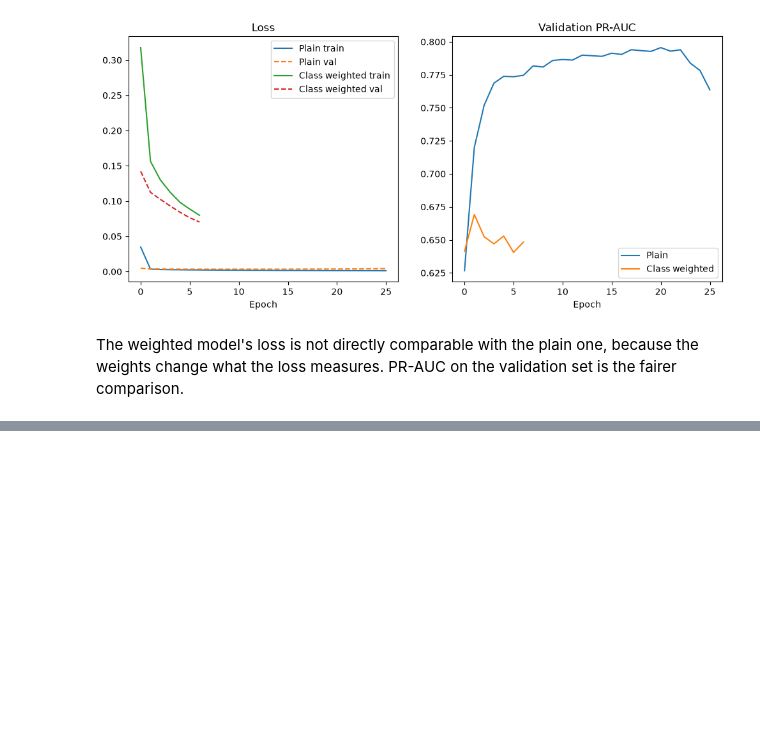
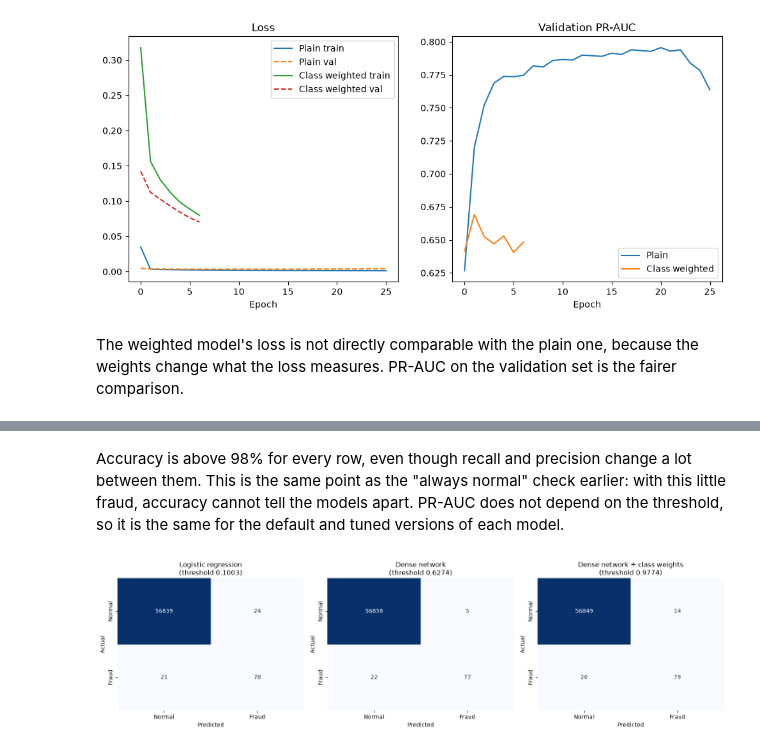
Before and after one commit to lewis-shearer/Credit_Card_Fraud_Detection, a Jupyter notebook: fraud_detection.ipynb, the cells around one changed output, grey strips where cells are left out. Drawn from its saved outputs; the diff is of its cells as text; code cells hidden in the pictures; blank space fills up the shorter version.

Commit message:
Add validation threshold tuning and precision-recall evaluation on the test set

```diff
--- a/fraud_detection.ipynb
+++ b/fraud_detection.ipynb
@@ -272,0 +308,19 @@ The weighted model's loss is not directly comparable with the plain one, because
+# %%
+def evaluate(y_true, probs, threshold):
+    preds = (probs >= threshold).astype(int)
+    return {
+        'Threshold': round(float(threshold), 4),
+        'Accuracy': accuracy_score(y_true, preds),
+        'Precision': precision_score(y_true, preds, zero_division=0),
+        'Recall': recall_score(y_true, preds),
+        'F1': f1_score(y_true, preds),
+        'PR-AUC': average_precision_score(y_true, probs)
+    }
+
+rows = []
+for name, probs in test_probs.items():
+    rows.append({'Model': name, **evaluate(y_test, probs, 0.5)})
+    rows.append({'Model': name + ' (tuned)', **evaluate(y_test, probs, thresholds[name])})
+
+results = pd.DataFrame(rows).set_index('Model')
+results.round(4)
@@ -272,0 +336,19 @@ The weighted model's loss is not directly comparable with the plain one, because
+# %% [markdown]
+Accuracy is above 98% for every row, even though recall and precision change a lot between them. This is the same point as the "always normal" check earlier: with this little fraud, accuracy cannot tell the models apart. PR-AUC does not depend on the threshold, so it is the same for the default and tuned versions of each model.
+# %%
+# confusion matrices on the test set at the tuned thresholds
+fig, axes = plt.subplots(1, 3, figsize=(16, 4.5))
+
+for ax, (name, probs) in zip(axes, test_probs.items()):
+    preds = (probs >= thresholds[name]).astype(int)
+    cm = confusion_matrix(y_test, preds)
+    sns.heatmap(cm, annot=True, fmt='d', cmap='Blues', cbar=False, ax=ax,
+                xticklabels=['Normal', 'Fraud'], yticklabels=['Normal', 'Fraud'])
+    ax.set_title(f"{name}\n(threshold {thresholds[name]:.4f})")
+    ax.set_xlabel('Predicted')
+    ax.set_ylabel('Actual')
+
+plt.tight_layout()
+plt.show()
+# %% [output]
+[figure, added]
```
Also changed, not shown: parts of 10 cells of this notebook, 1 other file.
